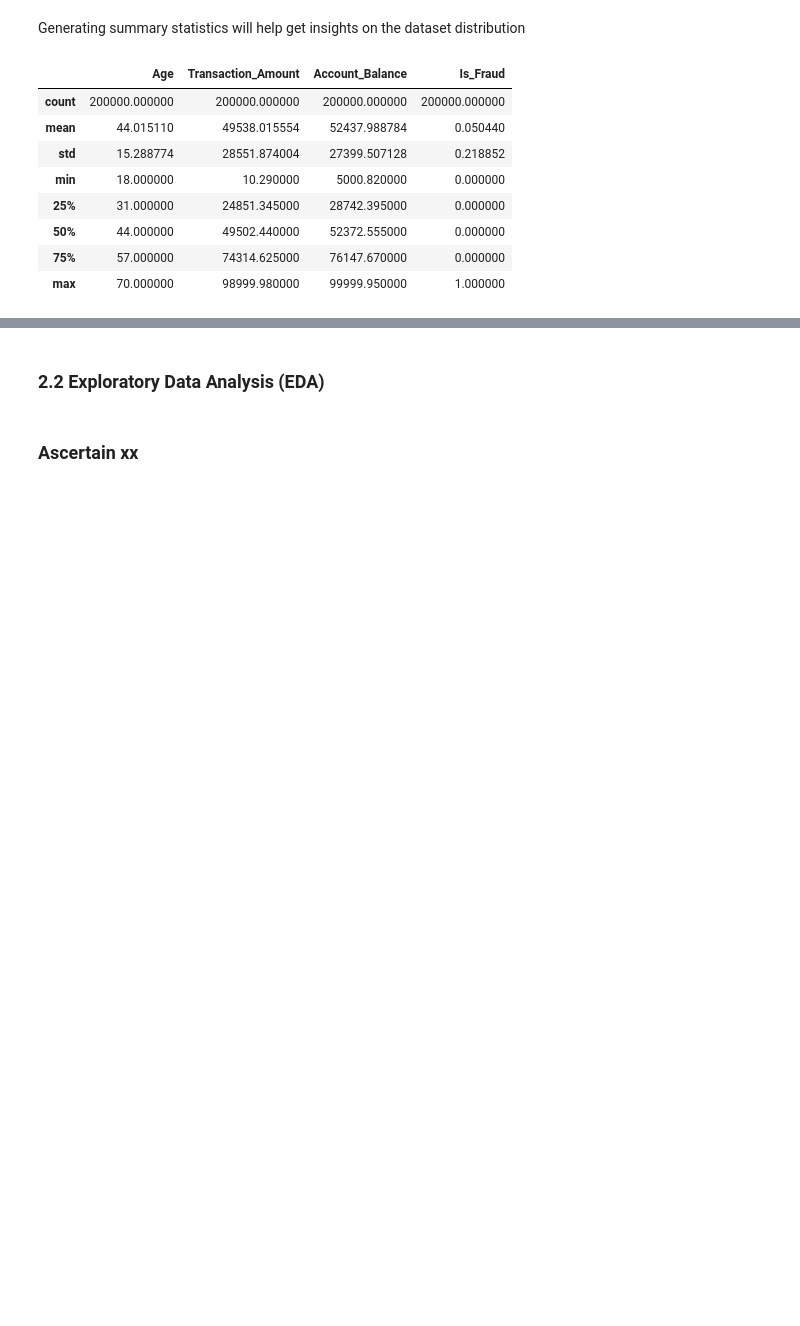
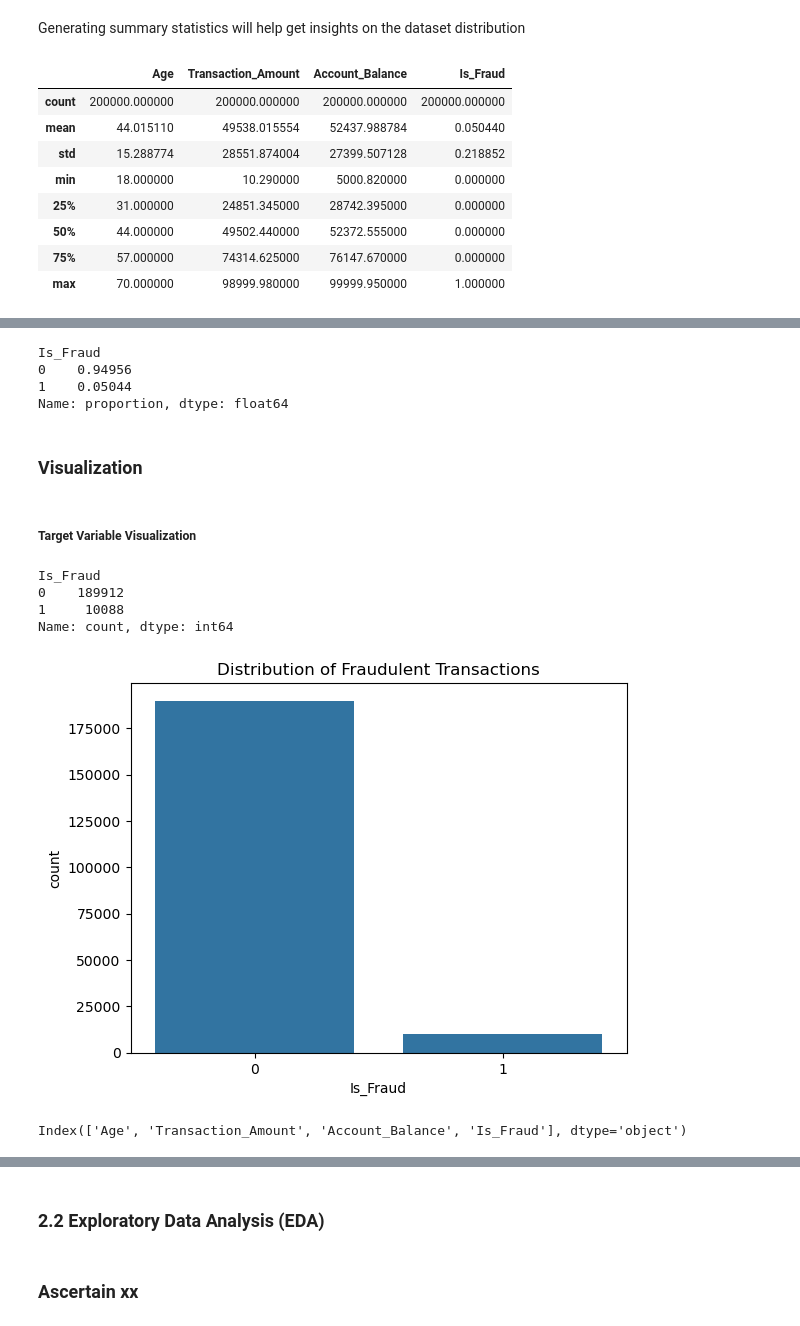
Before and after one commit to gkipkirui1/DSF-PT08P5-GROUP4-CAPSTONE-PROJECT, a Jupyter notebook: index.ipynb, the cells around one changed output, grey strips where cells are left out. Drawn from its saved outputs; the diff is of its cells as text; code cells hidden in the pictures; blank space fills up the shorter version.

Commit message:
Target varable visualization and correlation

```diff
--- a/index.ipynb
+++ b/index.ipynb
@@ -204,0 +216,32 @@ df.describe()
+# %%
+#Distribution of our Target variable(class balance There is class imbalance )
+df['Is_Fraud'].value_counts(normalize=True)
+# %% [output]
+Is_Fraud
+0    0.94956
+1    0.05044
+Name: proportion, dtype: float64
+# %% [markdown]
+###  Visualization
+# %% [markdown]
+##### Target Variable Visualization
+# %%
+
+fraud_counts = df['Is_Fraud'].value_counts()
+print(fraud_counts)
+
+sns.countplot(x='Is_Fraud', data=df)
+plt.title('Distribution of Fraudulent Transactions')
+plt.show()
+# %% [output]
+Is_Fraud
+0    189912
+1     10088
+Name: count, dtype: int64
+[figure, added]
+# %%
+#Numerical columns visualizations
+numerical_cols = df.select_dtypes(include=['number']).columns
+print(numerical_cols)
+# %% [output]
+Index(['Age', 'Transaction_Amount', 'Account_Balance', 'Is_Fraud'], dtype='object')
```
Also changed, not shown: parts of 6 cells of this notebook.
